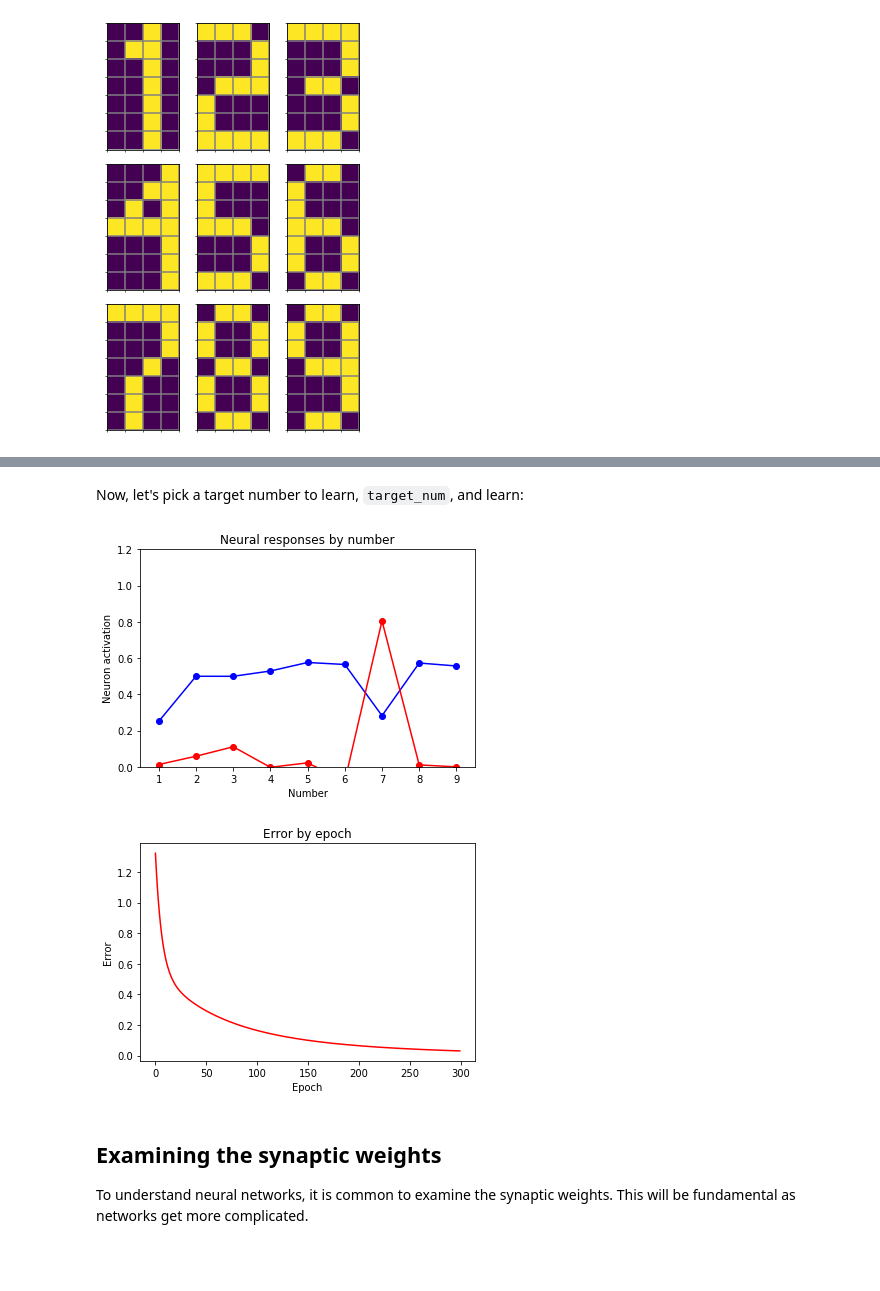
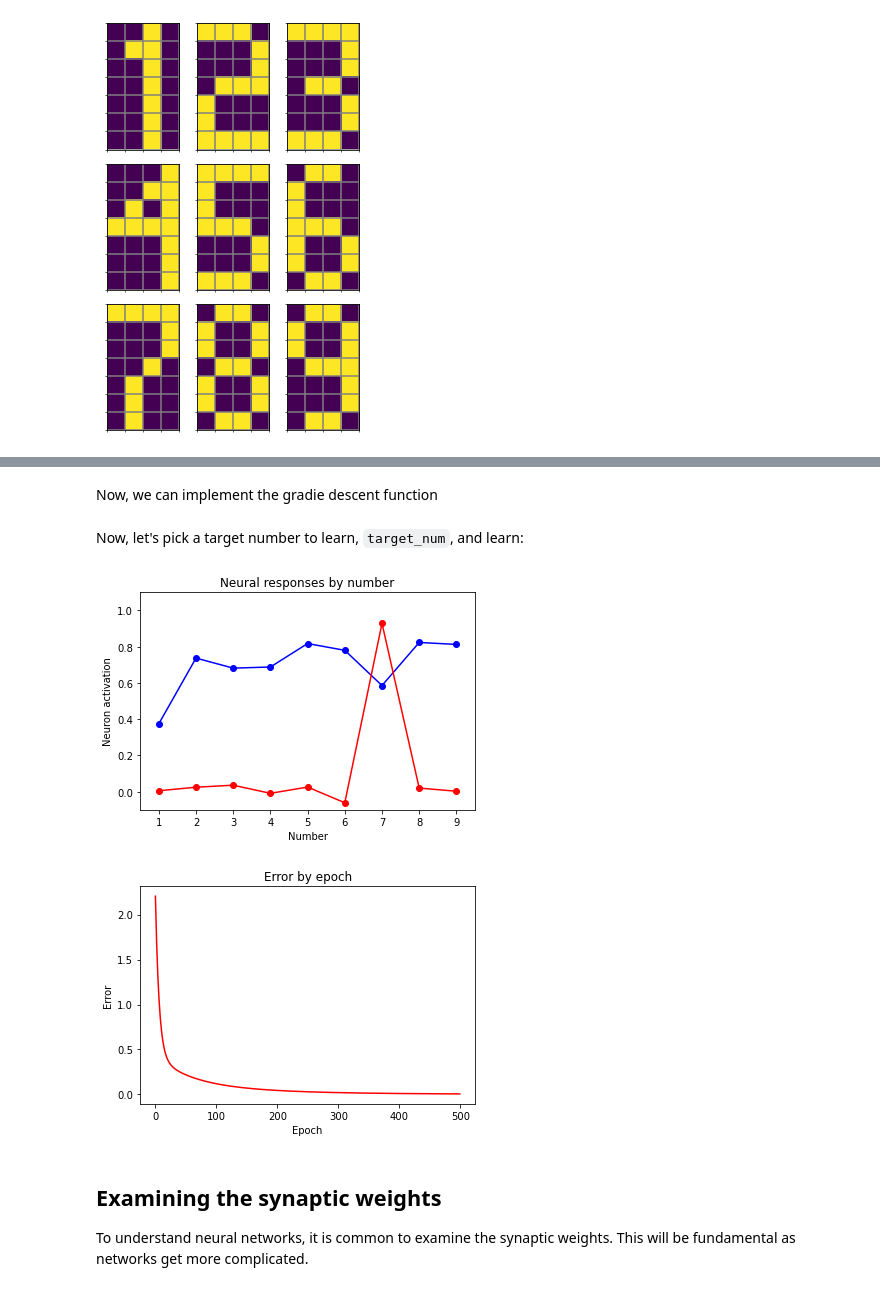
Before and after one commit to TheRealDrDre/CompCogNeuro, a Jupyter notebook: ANN/ANN_1.ipynb, the cells around one changed output, grey strips where cells are left out. Cells and saved outputs as stored; diff of their text form; code cells hidden in the pictures; blank space fills up the shorter version.

```diff
--- a/ANN/ANN_1.ipynb
+++ b/ANN/ANN_1.ipynb
@@ -24,14 +25,14 @@ y_i = \begin{cases} 1 ~ \mathrm{if}~f(\sum_j x_j - \theta) \ge 0 \\
 \end{cases}
 $$
 # %%
-# Step function with theta = 2.5
-theta = 4.5
-x = np.arange(0, 1000)/100.0
+theta = 0
+x = np.arange(-100, 100)/100.0
 y = [0 if j < theta else 1 for j in x]
-ymin, ymax = (-0.4, 1.4)
-plt.axis([0, 10, ymin, ymax])
+ymin, ymax = (-0.2, 1.2)
+plt.axis([-1, 1, ymin, ymax])
+plt.plot([theta, theta], [ymin, ymax], "--", color="grey")
+plt.plot([-1, 1], [0, 0], "--", color="grey")
 plt.plot(x, y, 'red')
-plt.title("Step function")
-plt.plot([theta, theta], [ymin, ymax], "--", color="grey")
+plt.title(r"Step function with $\theta = 0$")
 plt.show()
 # %% [output]
@@ -123,7 +169,7 @@ def perceptron_error(x, y):
         err += (x * inpt[0] + y * inpt[1] - trgt)**2
     return err
 
-fig = plt.figure(figsize=(8,8))
+fig = plt.figure(figsize=(8, 6))
 ax = fig.add_subplot(111, projection='3d')
 x, y = np.meshgrid(w1, w2)
 z = perceptron_error(x, y)
@@ -131,6 +177,7 @@ ax.plot_surface(x, y, z, cmap="viridis", antialiased=False)
 ax.set_xlabel(r"$w_1$")
 ax.set_ylabel(r"$w_2$")
 ax.set_zlabel("Error")
-ax.view_init(20, 75)
-plt.savefig("2d.png")
+ax.view_init(15, 65)
+fig.tight_layout()
+plt.savefig("figures/error_surface_2d.png")
 # %% [output]
@@ -137,0 +275,15 @@ plt.savefig("2d.png")
+# %%
+#plt.plot(E[:,2])
+fig = plt.figure(figsize=(8, 6))
+ax = fig.add_subplot(111, projection='3d')
+ax.plot_surface(x, y, z, cmap="viridis", antialiased=False, alpha=.25)
+ax.plot(E[:,0], E[:,1], E[:,2], color="r", linestyle="", marker="o")
+ax.set_xlim(-1, 1)
+ax.set_ylim(-1, 1)
+ax.set_xlabel(r"$w_1$")
+ax.set_ylabel(r"$w_2$")
+ax.set_zlabel("Error")
+ax.view_init(15, 65)
+fig.tight_layout()
+plt.savefig("figures/error_surface_2d_learning.png")
+plt.show()
@@ -164,4 +328,5 @@ We will start with a single neuron that recognizes the number 7. The neuron uses
 # %%
+num = np.loadtxt("7.txt")
 x = np.zeros((num.size))            # Input values
 w = np.random.random(num.size) / 10   # Synapses
 eta = 0.01  # Learning rate
@@ -185,7 +350,7 @@ def calculate_response(digit):
 vals = np.arange(1, 10)
 ys = [calculate_response(j) for j in vals]
 plt.axis([0.5, 9.5, 0, 1.2])
-plt.plot(vals, ys, "bo-")
+plt.bar(vals, ys)
 plt.title("Neural responses by number")
 plt.xlabel("Number")
 plt.ylabel("Neuron activation")
@@ -232,3 +360,5 @@ $$
+# %% [markdown]
+Now, we can implement the gradie descent function
 # %%
 target_num = 7  # Targer number
 
@@ -263,31 +393,31 @@ Now, let's pick a target number to learn, `target_num`, and learn:
 # %%
 target_num = 7
 E = []  # Error by epoch
 
 w = np.random.random(num.size)/10   # Synapses
 
 ys_start = [calculate_response(j) for j in vals]
 
-plt.axis([0.5, 9.5, 0, 1.2])
+plt.axis([0.5, 9.5, -0.1, 1.1])
 plt.plot(vals, ys_start, "bo-")
 
-gradient_descent(n = 300)
+gradient_descent(n = 500)
 
 ys_end = [calculate_response(j) for j in vals]
 plt.plot(vals, ys_end, "ro-")
 plt.title("Neural responses by number")
 plt.xlabel("Number")
 plt.ylabel("Neuron activation")
 plt.show()
 
 plt.plot(E, "r-")
 plt.xlabel("Epoch")
 plt.ylabel("Error")
 plt.title("Error by epoch")
 plt.show()
 # %% [output]
-[figure, old version]
+[figure, new version]
-[figure, old version]
+[figure, new version]
 # %% [markdown]
 ## Examining the synaptic weights
 
```
Also changed, not shown: parts of 23 cells of this notebook, 5 other files.
